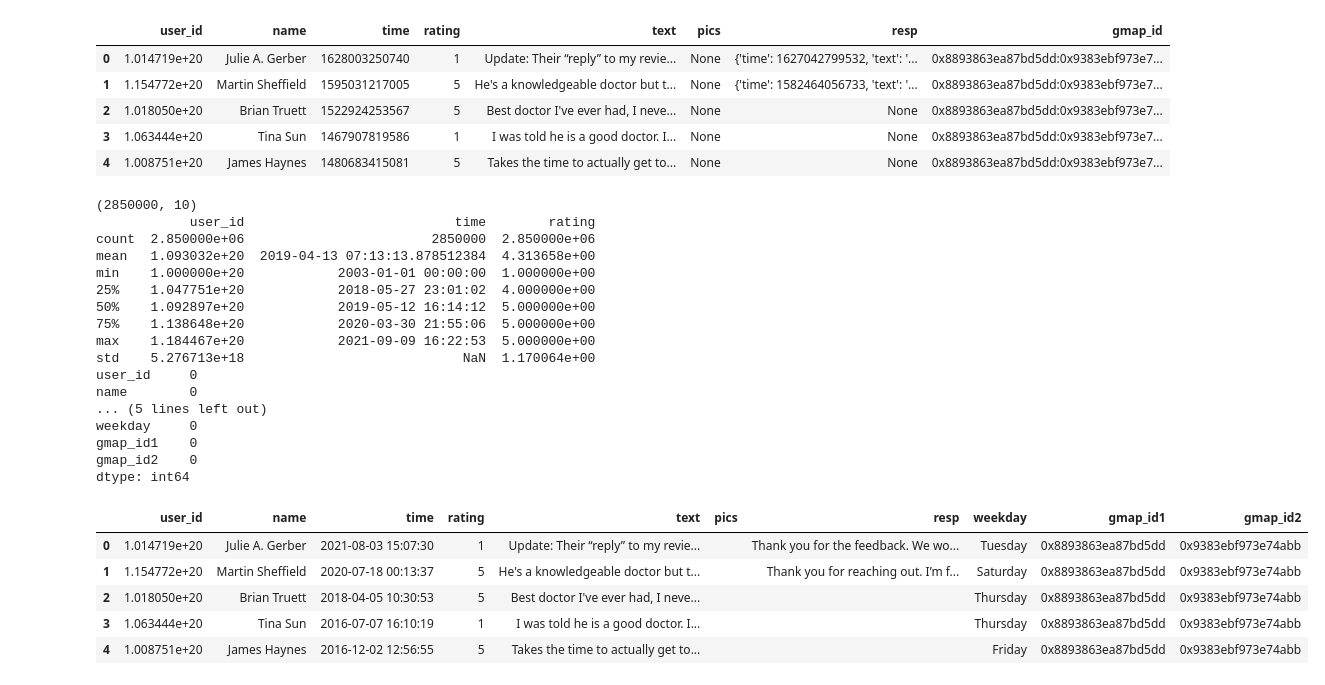
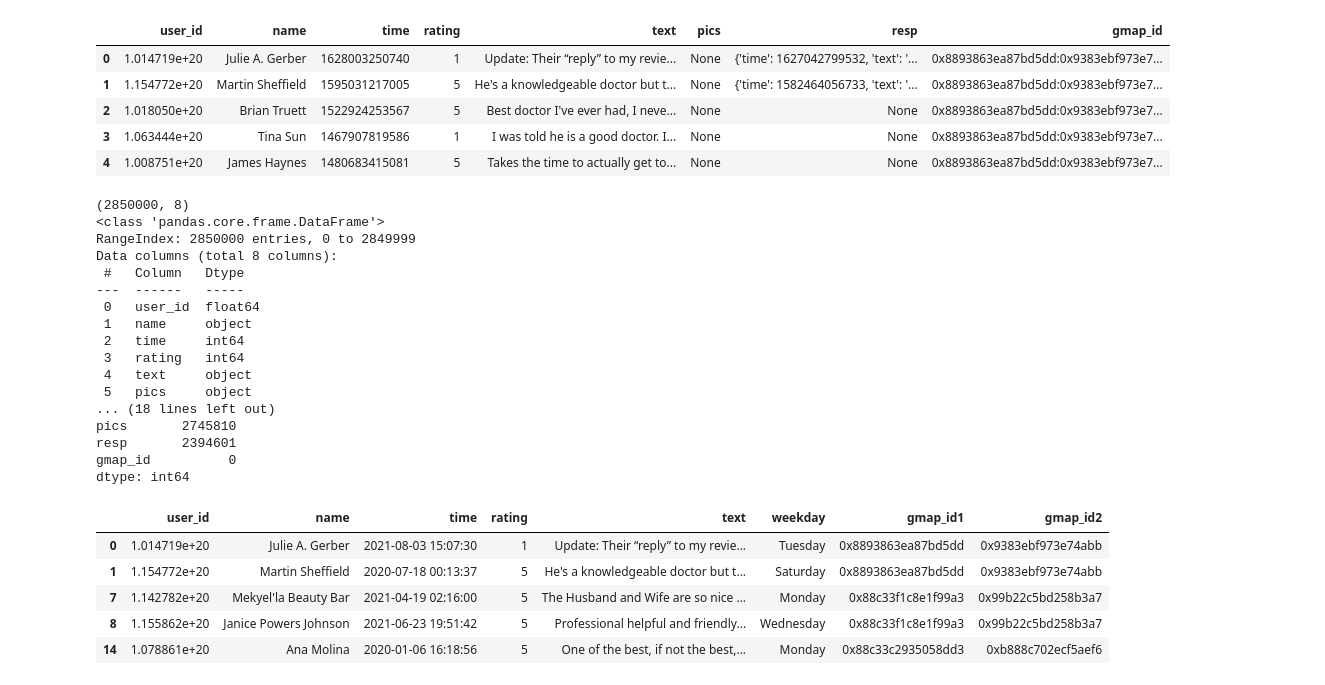
Before and after one commit to oscartg25/Yelp_GoogleMaps_ProyectoFinal, a Jupyter notebook: ETL GoogleMap.ipynb, the cells around one changed output. Cells and saved outputs as stored; diff of their text form; code cells hidden in the pictures.

```diff
--- a/ETL GoogleMap.ipynb
+++ b/ETL GoogleMap.ipynb
@@ -211,25 +163,26 @@ Nevada.head()
 | 3 | 1.063444e+20 | Tina Sun | 1467907819586 | 1 | I was told he is a good doctor. I... | None | None | 0x8893863ea87bd5dd:0x9383ebf973e7... |
 | 4 | 1.008751e+20 | James Haynes | 1480683415081 | 5 | Takes the time to actually get to... | None | None | 0x8893863ea87bd5dd:0x9383ebf973e7... |
 # %%
-print(Florida.shape)
-print(Florida.describe())
-print(Florida.isnull().sum())
+print(New_York.shape)
+New_York.info()
+print(New_York.describe())
+print(New_York.isnull().sum())
 # %% [output]
-(2850000, 10)
-            user_id                           time        rating
-count  2.850000e+06                        2850000  2.850000e+06
-mean   1.093032e+20  2019-04-13 07:13:13.878512384  4.313658e+00
-min    1.000000e+20            2003-01-01 00:00:00  1.000000e+00
-25%    1.047751e+20            2018-05-27 23:01:02  4.000000e+00
-50%    1.092897e+20            2019-05-12 16:14:12  5.000000e+00
-75%    1.138648e+20            2020-03-30 21:55:06  5.000000e+00
-max    1.184467e+20            2021-09-09 16:22:53  5.000000e+00
-std    5.276713e+18                            NaN  1.170064e+00
-user_id     0
-name        0
-... (5 lines left out)
-weekday     0
-gmap_id1    0
-gmap_id2    0
+(2850000, 8)
+<class 'pandas.core.frame.DataFrame'>
+RangeIndex: 2850000 entries, 0 to 2849999
+Data columns (total 8 columns):
+ #   Column   Dtype
+---  ------   -----
+ 0   user_id  float64
+ 1   name     object
+ 2   time     int64
+ 3   rating   int64
+ 4   text     object
+ 5   pics     object
+... (18 lines left out)
+pics       2745810
+resp       2394601
+gmap_id          0
 dtype: int64
 # %%
@@ -251,3 +193,2 @@ Nevada['pics']= df_pics_Nevada['url']
 # %%
-Nevada[['gmap_id1', 'gmap_id2']] = Nevada['gmap_id'].str.split(':', expand=True)
-Nevada.drop(columns=['gmap_id',], inplace=True)
+New_York[['gmap_id1', 'gmap_id2']] = New_York['gmap_id'].str.split(':', expand=True)
@@ -258,9 +195,15 @@ Nevada['resp'] = Nevada['resp'].fillna('')
+# %%
+New_York.drop(columns=['gmap_id', 'resp', 'pics'], inplace=True)
+# %%
+New_York['text'] = New_York['text'].fillna('')
+# %%
+New_York = New_York[New_York['time'] >= '2020-01-01']
 # %%
-Nevada.head()
+New_York.head()
 # %% [output]
-|  | user_id | name | time | rating | text | pics | resp | weekday | gmap_id1 | gmap_id2 |
-| 0 | 1.014719e+20 | Julie A. Gerber | 2021-08-03 15:07:30 | 1 | Update: Their “reply” to my revie... |  | Thank you for the feedback. We wo... | Tuesday | 0x8893863ea87bd5dd | 0x9383ebf973e74abb |
-| 1 | 1.154772e+20 | Martin Sheffield | 2020-07-18 00:13:37 | 5 | He's a knowledgeable doctor but t... |  | Thank you for reaching out. I’m f... | Saturday | 0x8893863ea87bd5dd | 0x9383ebf973e74abb |
-| 2 | 1.018050e+20 | Brian Truett | 2018-04-05 10:30:53 | 5 | Best doctor I've ever had, I neve... |  |  | Thursday | 0x8893863ea87bd5dd | 0x9383ebf973e74abb |
-| 3 | 1.063444e+20 | Tina Sun | 2016-07-07 16:10:19 | 1 | I was told he is a good doctor. I... |  |  | Thursday | 0x8893863ea87bd5dd | 0x9383ebf973e74abb |
-| 4 | 1.008751e+20 | James Haynes | 2016-12-02 12:56:55 | 5 | Takes the time to actually get to... |  |  | Friday | 0x8893863ea87bd5dd | 0x9383ebf973e74abb |
+|  | user_id | name | time | rating | text | weekday | gmap_id1 | gmap_id2 |
+| 0 | 1.014719e+20 | Julie A. Gerber | 2021-08-03 15:07:30 | 1 | Update: Their “reply” to my revie... | Tuesday | 0x8893863ea87bd5dd | 0x9383ebf973e74abb |
+| 1 | 1.154772e+20 | Martin Sheffield | 2020-07-18 00:13:37 | 5 | He's a knowledgeable doctor but t... | Saturday | 0x8893863ea87bd5dd | 0x9383ebf973e74abb |
+| 7 | 1.142782e+20 | Mekyel'la Beauty Bar | 2021-04-19 02:16:00 | 5 | The Husband and Wife are so nice ... | Monday | 0x88c33f1c8e1f99a3 | 0x99b22c5bd258b3a7 |
+| 8 | 1.155862e+20 | Janice Powers Johnson | 2021-06-23 19:51:42 | 5 | Professional helpful and friendly... | Wednesday | 0x88c33f1c8e1f99a3 | 0x99b22c5bd258b3a7 |
+| 14 | 1.078861e+20 | Ana Molina | 2020-01-06 16:18:56 | 5 | One of the best, if not the best,... | Monday | 0x88c33c2935058dd3 | 0xb888c702ecf5aef6 |
```
Also changed, not shown: parts of 38 cells of this notebook.
